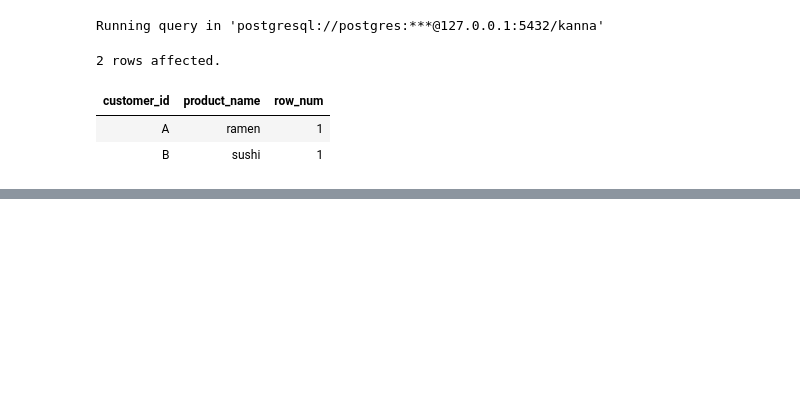
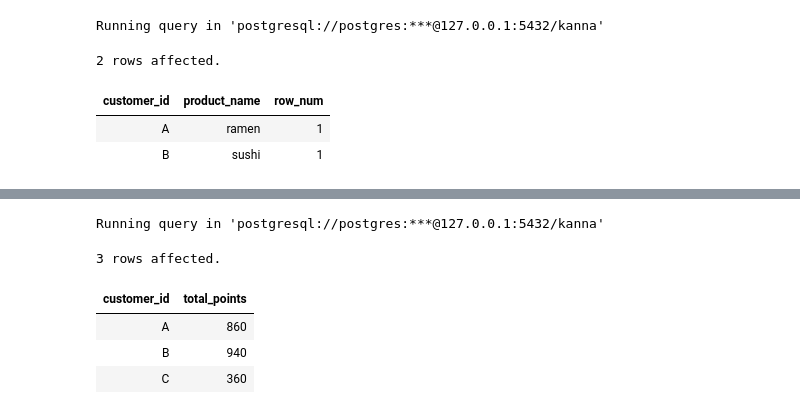
Before and after one commit to nithishsingh/My_Portfolio, a Jupyter notebook: SQL/8_Week_SQL_Challenge/Case Study 1 - Danny's Diner/Danny's_Diner.ipynb, the cells around one changed output, grey strips where cells are left out. Saved outputs shown, nothing was run; the diff lists cells and outputs as text; code cells hidden in the pictures; blank space fills up the shorter version.

Commit message:
Case_study - 1

```diff
--- a/SQL/8_Week_SQL_Challenge/Case Study 1 - Danny's Diner/Danny's_Diner.ipynb
+++ b/SQL/8_Week_SQL_Challenge/Case Study 1 - Danny's Diner/Danny's_Diner.ipynb
@@ -578,0 +746,25 @@ Running query in 'postgresql://postgres:***@127.0.0.1:5432/kanna'
+# %%
+%%sql
+
+WITH cust_point as(
+
+    SELECT product_id,
+    CASE
+    WHEN product_id = 1 THEN price * 20
+    ELSE price * 10 END AS points
+    FROM dannys_diner.menu
+)
+
+SELECT s.customer_id, sum(cp.points) as total_points
+FROM dannys_diner.sales s
+JOIN cust_point cp
+ON s.product_id = cp.product_id
+GROUP BY s.customer_id
+ORDER BY s.customer_id
+# %% [output]
+Running query in 'postgresql://postgres:***@127.0.0.1:5432/kanna'
+3 rows affected.
+| customer_id | total_points |
+| A | 860 |
+| B | 940 |
+| C | 360 |
```
Also changed, not shown: parts of 27 cells of this notebook, 4 other files.
